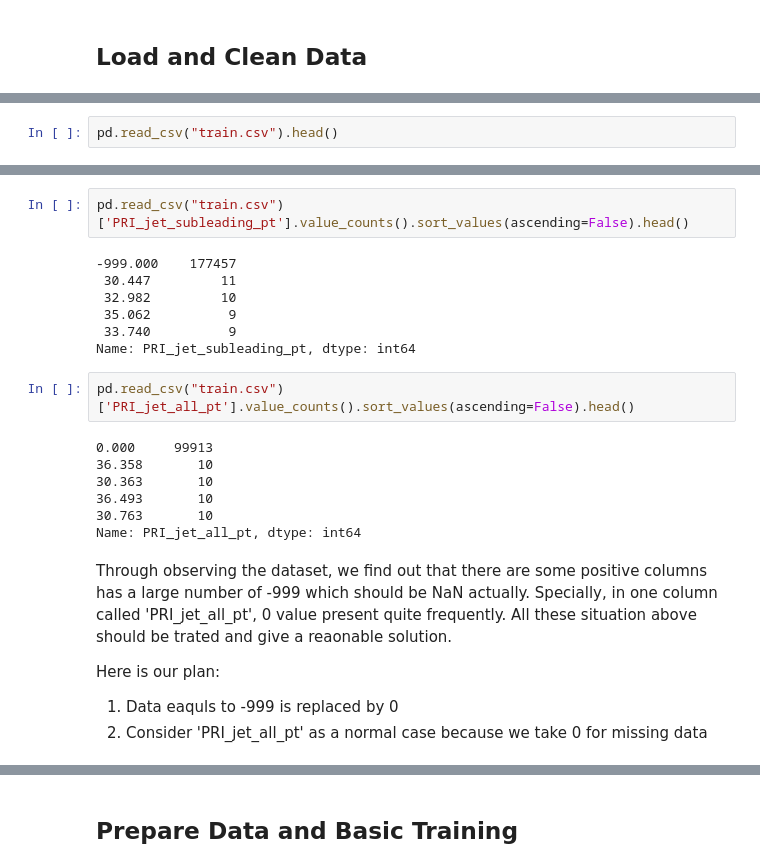
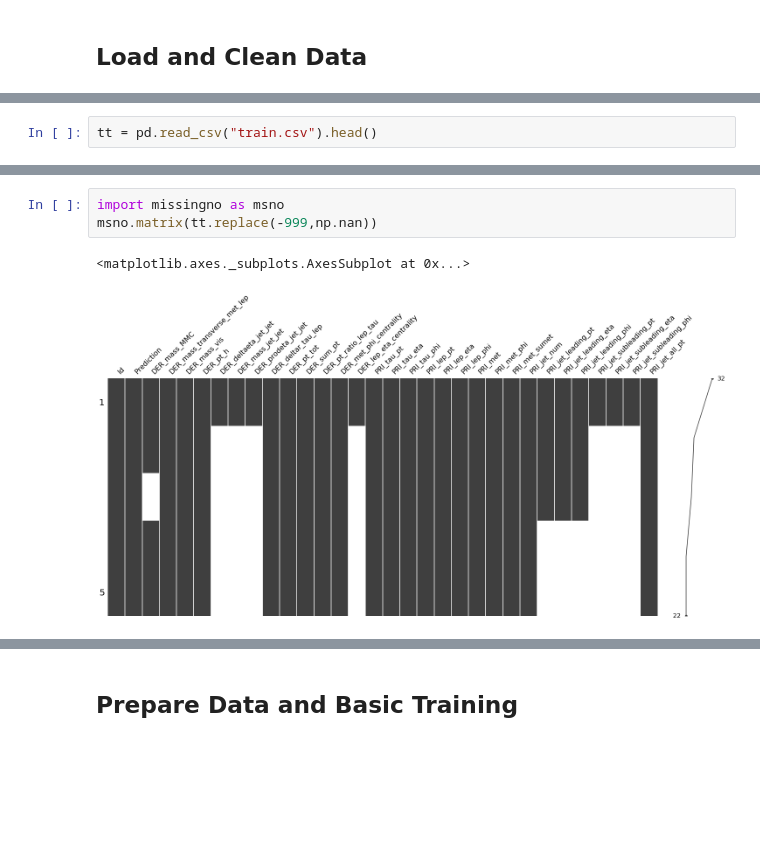
Before and after one commit to sting1000/ml-2018-project1-, a Jupyter notebook: Project1_ML.ipynb, the cells around one changed output, grey strips where cells are left out. Drawn from its saved outputs; the diff is of its cells as text; blank space fills up the shorter version.

```diff
--- a/Project1_ML.ipynb
+++ b/Project1_ML.ipynb
@@ -15,4 +17,4 @@ from implementations import *
 import matplotlib.pyplot as plt
 %load_ext autoreload
 # %%
-pd.read_csv("train.csv").head()
+tt = pd.read_csv("train.csv").head()
@@ -27,24 +21,6 @@ pd.read_csv("train.csv").head()
-# %%
-pd.read_csv("train.csv")['PRI_jet_subleading_pt'].value_counts().sort_values(ascending=False).head()
-# %% [output]
--999.000    177457
- 30.447         11
- 32.982         10
- 35.062          9
- 33.740          9
-Name: PRI_jet_subleading_pt, dtype: int64
-# %%
-pd.read_csv("train.csv")['PRI_jet_all_pt'].value_counts().sort_values(ascending=False).head()
-# %% [output]
-0.000     99913
-36.358       10
-30.363       10
-36.493       10
-30.763       10
-Name: PRI_jet_all_pt, dtype: int64
-# %% [markdown]
-Through observing the dataset, we find out that there are some positive columns has a large number of -999 which should be NaN actually. Specially, in one column called 'PRI_jet_all_pt', 0 value present quite frequently. All these situation above should be trated and give a reaonable solution.
-
-Here is our plan:
-1. Data eaquls to -999 is replaced by 0
-2. Consider 'PRI_jet_all_pt' as a normal case because we take 0 for missing data
+# %%
+import missingno as msno
+msno.matrix(tt.replace(-999,np.nan))
+# %% [output]
+<matplotlib.axes._subplots.AxesSubplot at 0x...>
+[figure, added]
```
Also changed, not shown: parts of 10 cells of this notebook, 1 other file.
